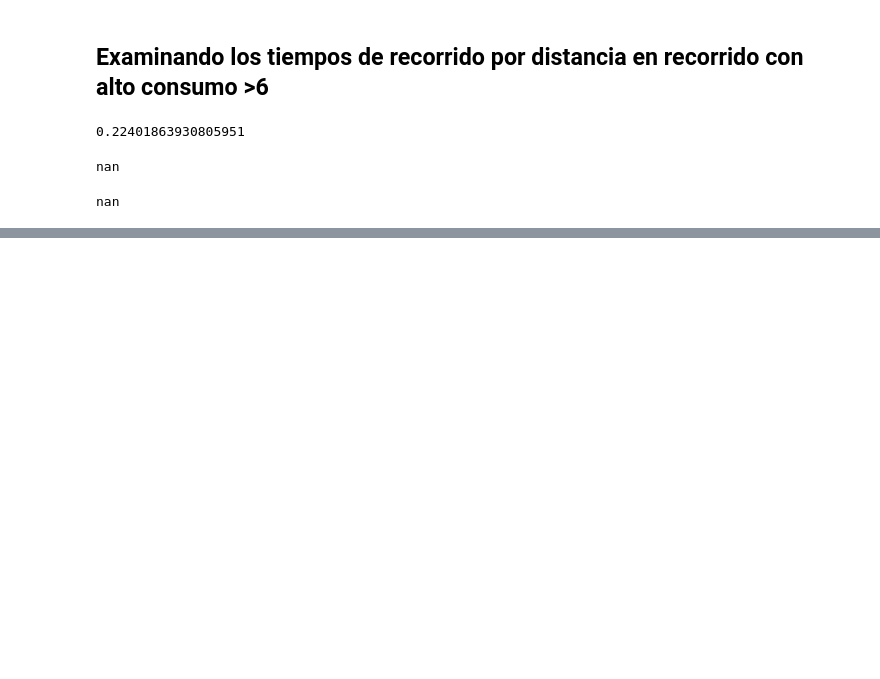
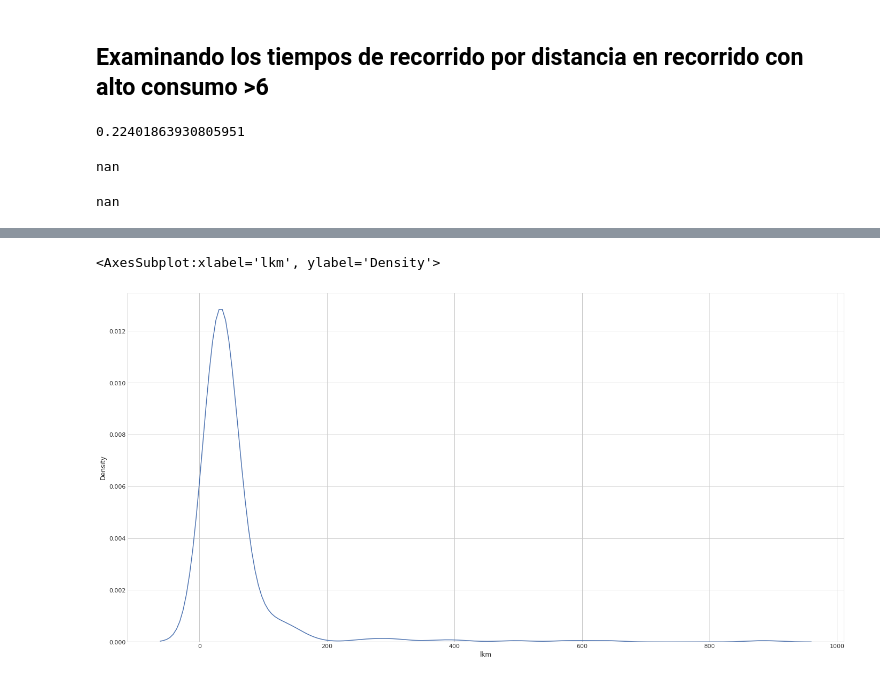
Before and after one commit to VictorRodriguezIronhack/reto_data, a Jupyter notebook: 2-Visualizacion.ipynb, the cells around one changed output, grey strips where cells are left out. Saved outputs shown, nothing was run; the diff lists cells and outputs as text; code cells hidden in the pictures; blank space fills up the shorter version.

```diff
--- a/2-Visualizacion.ipynb
+++ b/2-Visualizacion.ipynb
@@ -252,0 +351,2 @@ nan
+# %%
+df_cd['lkm'] = df_cd.apply(lambda dff: round(100* (dff["consume"] / dff["distance"]),2), axis=1)
@@ -252,0 +380,5 @@ nan
+# %%
+sns.kdeplot(x=df_cd.lkm)
+# %% [output]
+<AxesSubplot:xlabel='lkm', ylabel='Density'>
+[figure, added]
```
Also changed, not shown: parts of 64 cells of this notebook, 5 other files.
